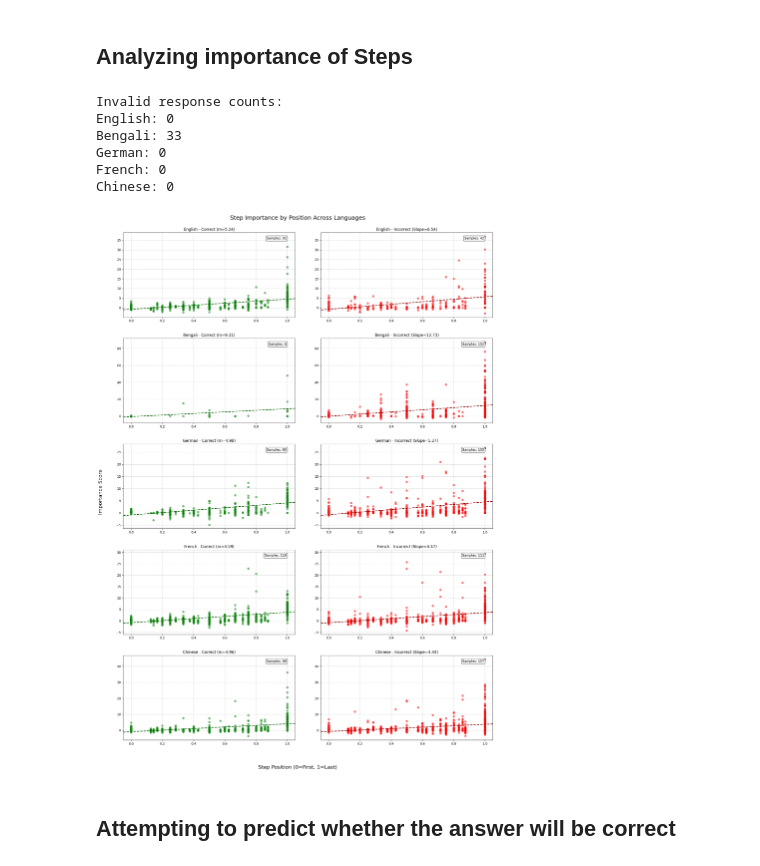
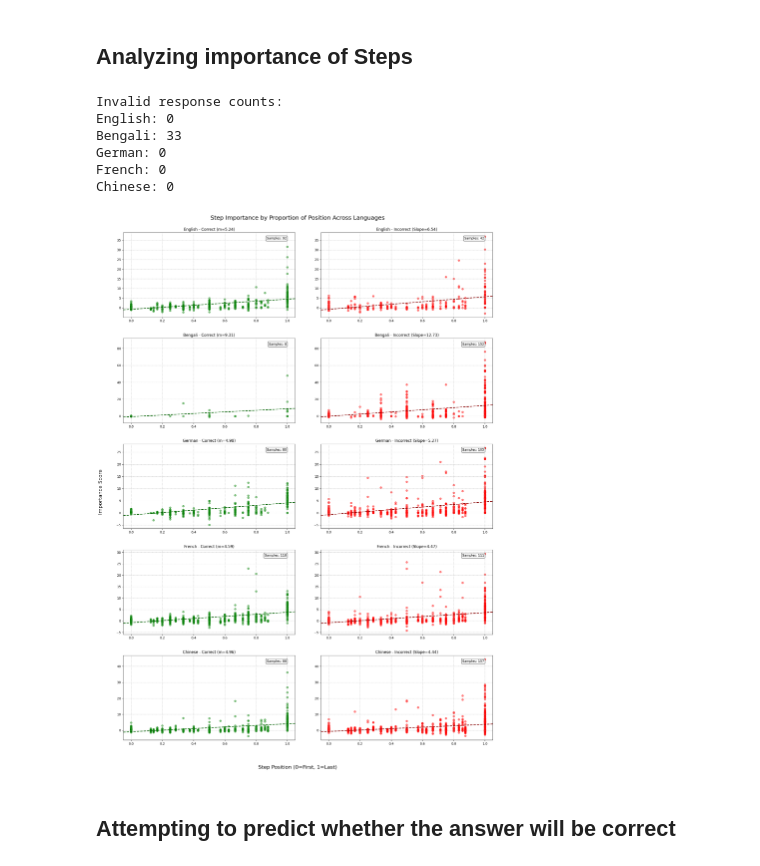
Before and after one commit to Jazhyc/IKNLP-Attribution, a Jupyter notebook: notebooks/analysis.ipynb, the cells around one changed output. Cells and saved outputs as stored; diff of their text form; code cells hidden in the pictures.

```diff
--- a/notebooks/analysis.ipynb
+++ b/notebooks/analysis.ipynb
@@ -481,35 +481,35 @@ for i, lang in enumerate(languages):
     except Exception as e:
         print(f"Error processing {lang}: {e}")
 
 # Add a common y-axis label with more space
 fig.text(0.02, 0.5, 'Importance Score', va='center', rotation='vertical', fontsize=16)
 
 # Add a common x-axis label (single instance) - properly centered
 fig.text(0.5, 0.02, 'Step Position (0=First, 1=Last)', ha='center', fontsize=16)
 
 # REMOVED tight_layout() to avoid conflicts with subplots_adjust()
 
 # Adjust layout with optimized spacing
-fig.suptitle('Step Importance by Position Across Languages', fontsize=18)
+fig.suptitle('Step Importance by Proportion of Position Across Languages', fontsize=18)
 plt.subplots_adjust(top=0.95, bottom=0.07, left=0.08, right=0.97, hspace=0.3, wspace=0.2)
 
 # Save the figure
 plt.savefig('results/plots/step_importance_by_position_separated.png', dpi=300)
 
 # Print invalid counts
 print("\nInvalid response counts:")
 for lang, count in invalid_counts.items():
     print(f"{LANGUAGE_MAPPING[lang]}: {count}")
 
 plt.show()
 # %% [output]
 Invalid response counts:
 English: 0
 Bengali: 33
 German: 0
 French: 0
 Chinese: 0
-[figure, old version]
+[figure, new version]
 # %% [markdown]
 ## Attempting to predict whether the answer will be correct
 # %%
```
Also changed, not shown: parts of 4 cells of this notebook, 17 other files.
